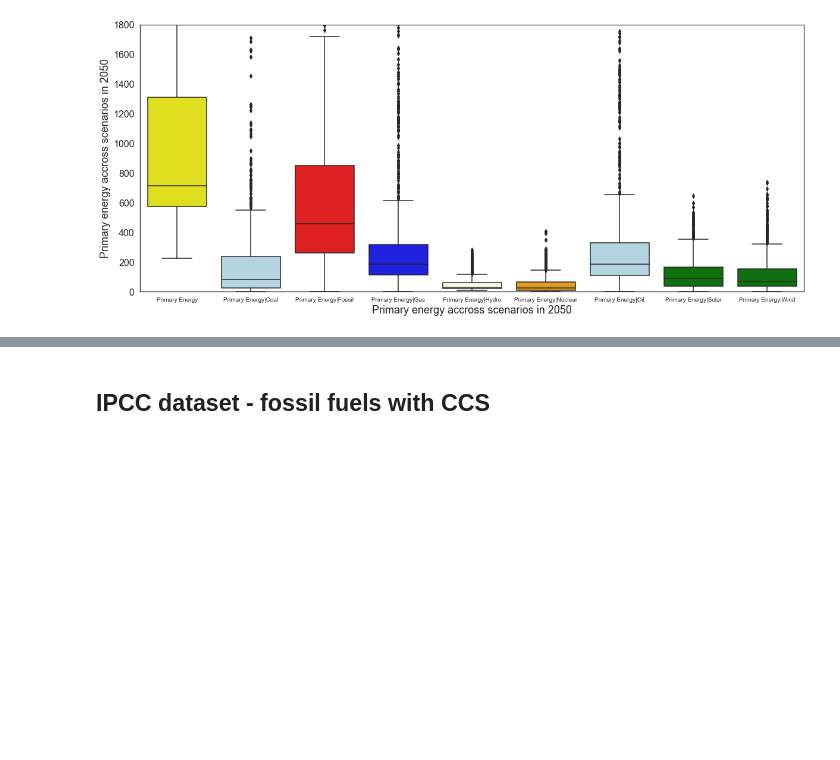
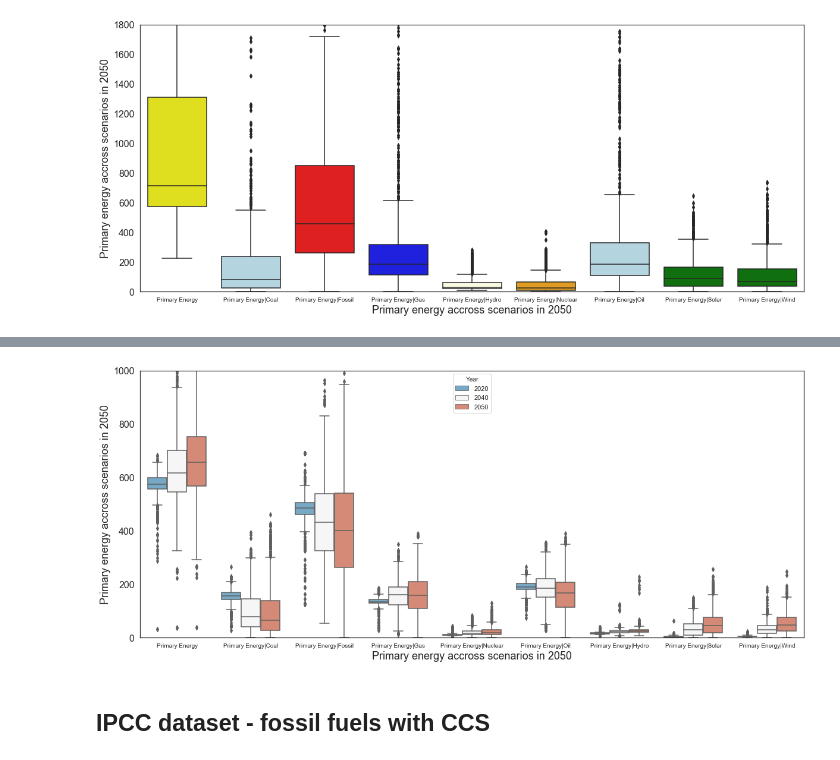
Before and after one commit to muadelm/IPCC_Scenarios, a Jupyter notebook: IPCC_Energy_Scenarios_AR6.ipynb, the cells around one changed output, grey strips where cells are left out. Saved outputs shown, nothing was run; the diff lists cells and outputs as text; code cells hidden in the pictures; blank space fills up the shorter version.

Commit message:
energy scenarioes 2020 2040 2050

```diff
--- a/IPCC_Energy_Scenarios_AR6.ipynb
+++ b/IPCC_Energy_Scenarios_AR6.ipynb
@@ -238,0 +241,2 @@ plt.xticks(size = 10);
+# %%
+energy_ipcc_3 = ipcc[ipcc['Variable'].isin(energy_variables)]
@@ -238,0 +252,7 @@ plt.xticks(size = 10);
+# %%
+energy_ipcc_3 = energy_ipcc_3[['Scenario','Region','Variable','Unit','2020', '2040','2050']]
+# %%
+energy_ipcc_3 = energy_ipcc_3.melt(id_vars = ['Scenario', 'Variable', 'Unit'],
+                                    value_vars = ['2020', '2040','2050'],
+                                    var_name = 'Year',
+                                    value_name = 'Value')
@@ -239,3 +268,22 @@ plt.xticks(size = 10);
+# %%
+# change picture size of the resulting graph
+sns.set(rc={'figure.figsize':(20,8.27)})
+
+
+# change the background color
+sns.set_style("white")
+
+#plot energy data
+sns.boxplot(x='Variable', y='Value', data=energy_ipcc_3, hue = 'Year', palette='RdBu_r')
+plt.ylabel('Primary energy accross scenarios in 2050', size = 18)
+plt.yticks(size = 16)
+plt.yticks(size = 16)
+plt.ylim(0, 1000)
+
+plt.xlabel('Primary energy accross scenarios in 2050', size = 18)
+plt.xticks(size = 10);
+# %% [output]
+[figure, added]
 # %% [markdown]
 ## IPCC dataset - fossil fuels with CCS
 # %%
```
Also changed, not shown: parts of 4 cells of this notebook.
